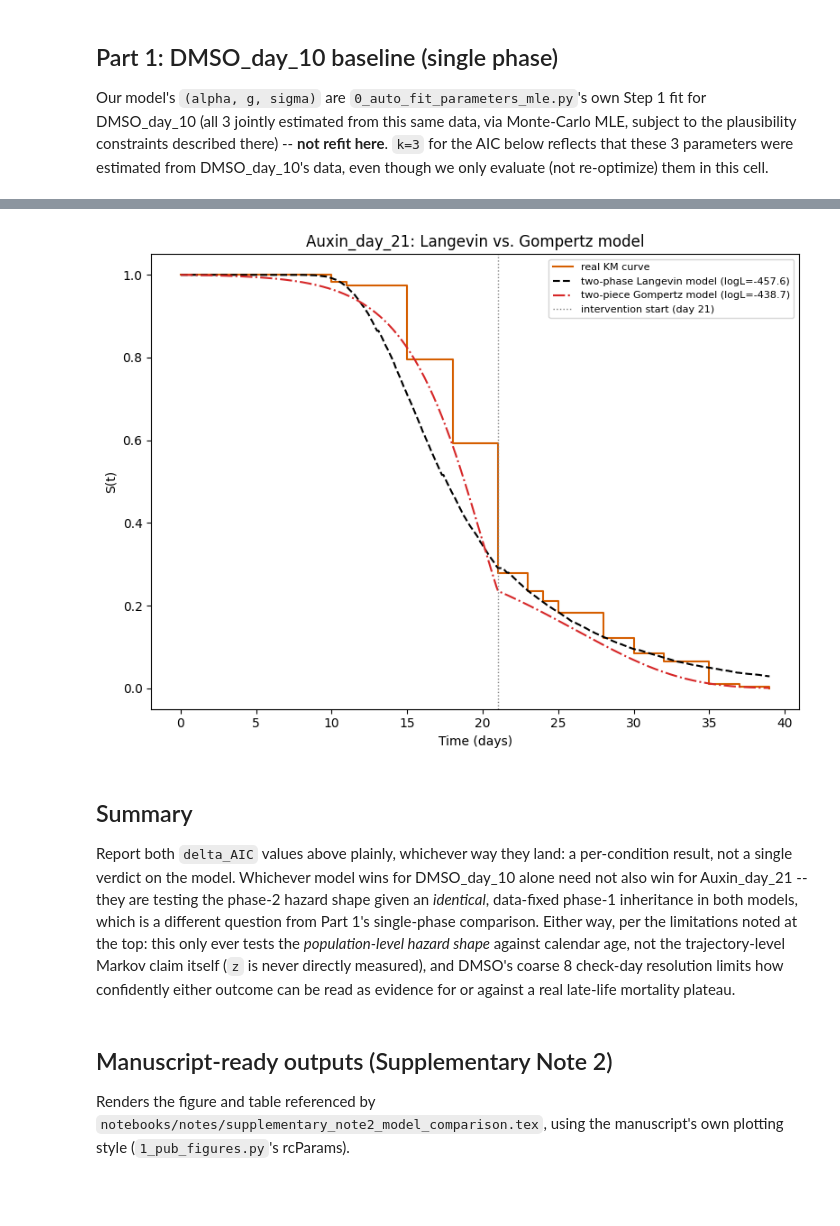
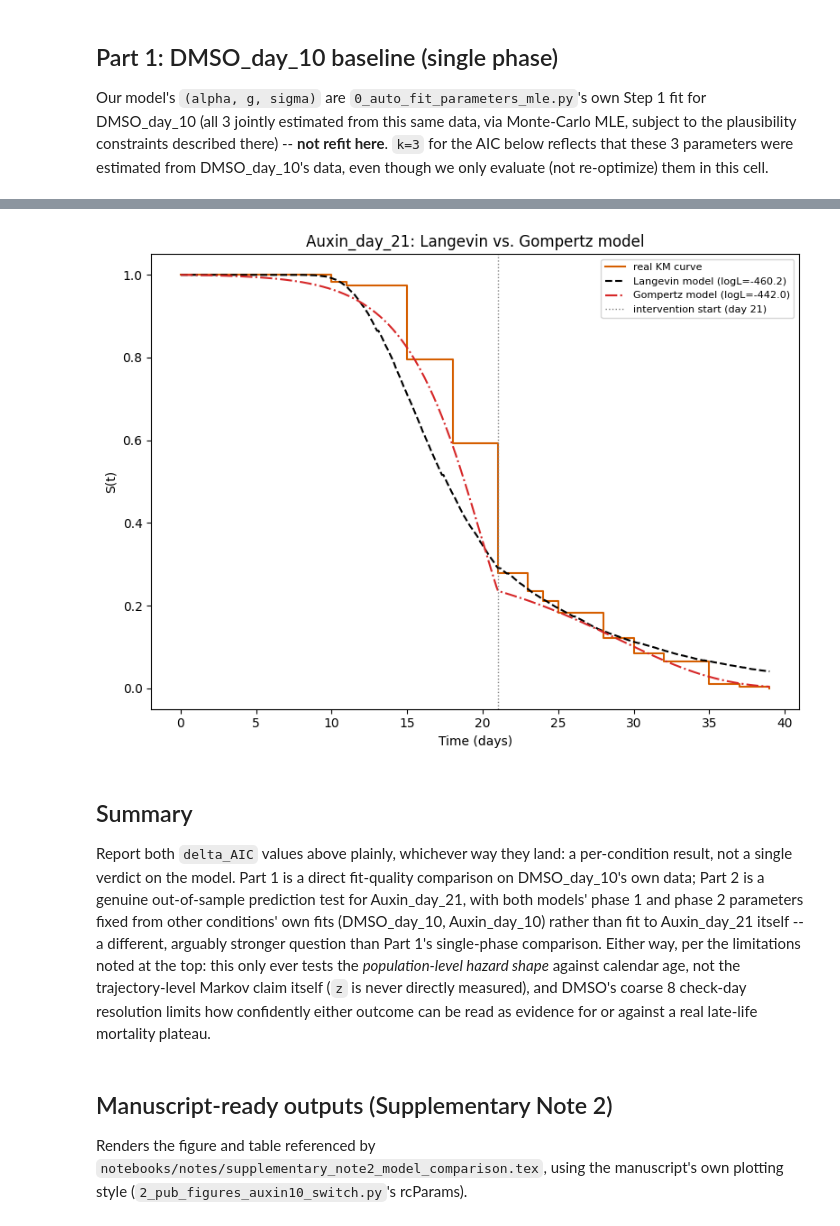
Before and after one commit to GruberComputational/c_elegans_unstable, a Jupyter notebook: notebooks/99_markov_vs_age_dependent.ipynb, the cells around one changed output, grey strips where cells are left out. Saved outputs shown, nothing was run; the diff lists cells and outputs as text; code cells hidden in the pictures; blank space fills up the shorter version.

Commit message:
Refactored markov vs state dependent

```diff
--- a/notebooks/99_markov_vs_age_dependent.ipynb
+++ b/notebooks/99_markov_vs_age_dependent.ipynb
@@ -377,0 +380,31 @@ delta_AIC (Gompertz - Langevin) = -37.69  (favors Gompertz; |delta_AIC| > 10 is
+# %%
+a0_auxin10, log_g0_auxin10 = 0.1035, -2.7358  # 0_auto_fit_parameters_mle.py, Step 1b
+g0_auxin10 = 10.0 ** log_g0_auxin10
+alpha1, Z1 = a0_auxin10, a0_auxin10 / g0_auxin10
+t_switch = 21.0
+print(f"Langevin phase 2 (= Auxin_day_10's own fit, from 0_auto_fit_parameters_mle.py): "
+      f"alpha={alpha1:.4g}, Z={Z1:.4g}")
+
+d_auxin10 = raw_data["Auxin_day_10"]
+d_auxin21 = raw_data["Auxin_day_21"]
+
+nll_langevin2 = langevin_neg_log_lik_two_phase(a0, Z0, alpha1, Z1, sigma_sq0, t_switch, d_auxin21, seed=0)
+logL_langevin2 = -nll_langevin2
+k_langevin2 = 0
+aic_langevin2 = report_fit("Langevin model", logL_langevin2, k_langevin2,
+                            note="both phases fixed -- neither fit to Auxin_day_21")
+
+# Gompertz counterpart: phase 2 fixed at a fresh Gompertz fit to
+# Auxin_day_10's own data, mirroring Step 1b -- never touching Auxin_day_21.
+bounds_gompertz_a10 = [(1e-4, 2.0), (1e-3, 2.0)]
+popt_gomp_a10, nll_gomp_a10 = fit_gompertz_single(d_auxin10, bounds_gompertz_a10, seed=1)
+M0_2, alpha_g2 = popt_gomp_a10
+print(f"Gompertz phase 2 (Auxin_day_10, fit fresh here): M0={M0_2:.4g}, alpha_g={alpha_g2:.4g}")
+
+nll_gomp2 = gompertz_neg_log_lik_two_phase(M0_dmso, alpha_g_dmso, M0_2, alpha_g2, t_switch, d_auxin21)
+logL_gomp2 = -nll_gomp2
+k_gomp2 = 0
+aic_gomp2 = report_fit("Gompertz model", logL_gomp2, k_gomp2,
+                        note="both phases fixed -- neither fit to Auxin_day_21")
+
+delta_aic2 = report_delta_aic("Auxin_day_21", aic_gomp2, aic_langevin2)
@@ -378,45 +418,43 @@ delta_AIC (Gompertz - Langevin) = -37.69  (favors Gompertz; |delta_AIC| > 10 is
 # %%
 kmf_auxin21 = kaplan_meier_curve(d_auxin21)
 t_plot21 = np.linspace(0, d_auxin21.t.max(), 400)
 T_plot_sim2 = simulate_two_phase(
     20_000, a0, Z0, alpha1, Z1, sigma_sq0, t_switch, d_auxin21.t.max(), dt=0.1,
 )
 S_langevin2_plot = km_from_fpt(T_plot_sim2, t_plot21, t_max=d_auxin21.t.max())
+S_gomp2_plot = gompertz_survival_two_phase(t_plot21, M0_dmso, alpha_g_dmso, M0_2, alpha_g2, t_switch)
 
 fig, ax = plt.subplots(figsize=(8, 6))
-kmf_auxin21.plot_survival_function(ax=ax, color="#D55E00", label="real KM curve", ci_show=False)
-ax.plot(t_plot21, S_langevin2_plot, ls="--", color="black", label=f"two-phase Langevin model (logL={logL_langevin2:.1f})")
-ax.plot(t_plot21, gompertz_survival_two_phase(t_plot21, M0_dmso, alpha_g_dmso, M0_2, alpha_g2, t_switch),
-        ls="-.", color="tab:red", label=f"two-piece Gompertz model (logL={logL_gomp2:.1f})")
-ax.axvline(t_switch, color="gray", lw=1, ls=":", label="intervention start (day 21)")
-ax.set_xlabel("Time (days)")
-ax.set_ylabel("S(t)")
-ax.set_title("Auxin_day_21: Langevin vs. Gompertz model")
-ax.legend(fontsize=8)
+plot_survival_comparison(ax, kmf_auxin21, t_plot21, S_langevin2_plot, S_gomp2_plot,
+                          logL_langevin2, logL_gomp2, color="#D55E00",
+                          title="Auxin_day_21: Langevin vs. Gompertz model", t_switch=t_switch)
 plt.tight_layout()
 plt.show()
 # %% [output]
-[figure, old version]
+[figure, new version]
 # %% [markdown]
 ## Summary
 
 Report both `delta_AIC` values above plainly, whichever way they land:
-a per-condition result, not a single verdict on the model. Whichever
-model wins for DMSO_day_10 alone need not also win for Auxin_day_21 --
-they are testing the phase-2 hazard shape given an *identical*,
-data-fixed phase-1 inheritance in both models, which is a different
-question from Part 1's single-phase comparison. Either way, per the
-limitations noted at the top: this only ever tests the *population-level
-hazard shape* against calendar age, not the trajectory-level Markov
-claim itself (`z` is never directly measured), and DMSO's coarse 8
-check-day resolution limits how confidently either outcome can be read
-as evidence for or against a real late-life mortality plateau.
+a per-condition result, not a single verdict on the model. Part 1 is a
+direct fit-quality comparison on DMSO_day_10's own data; Part 2 is a
+genuine out-of-sample prediction test for Auxin_day_21, with both models'
+phase 1 and phase 2 parameters fixed from other conditions' own fits
+(DMSO_day_10, Auxin_day_10) rather than fit to Auxin_day_21 itself --
+a different, arguably stronger question than Part 1's single-phase
+comparison. Either way, per the limitations noted at the top: this only
+ever tests the *population-level hazard shape* against calendar age, not
+the trajectory-level Markov claim itself (`z` is never directly
+measured), and DMSO's coarse 8 check-day resolution limits how
+confidently either outcome can be read as evidence for or against a real
+late-life mortality plateau.
 # %% [markdown]
 ## Manuscript-ready outputs (Supplementary Note 2)
 
 Renders the figure and table referenced by
 `notebooks/notes/supplementary_note2_model_comparison.tex`, using the
-manuscript's own plotting style (`1_pub_figures.py`'s rcParams).
+manuscript's own plotting style (`2_pub_figures_auxin10_switch.py`'s
+rcParams).
 # %%
 NOTES_DIR = NOTEBOOK_DIR / "notes"
 NOTES_DIR.mkdir(exist_ok=True)
```
Also changed, not shown: parts of 18 cells of this notebook, 1 other file.
